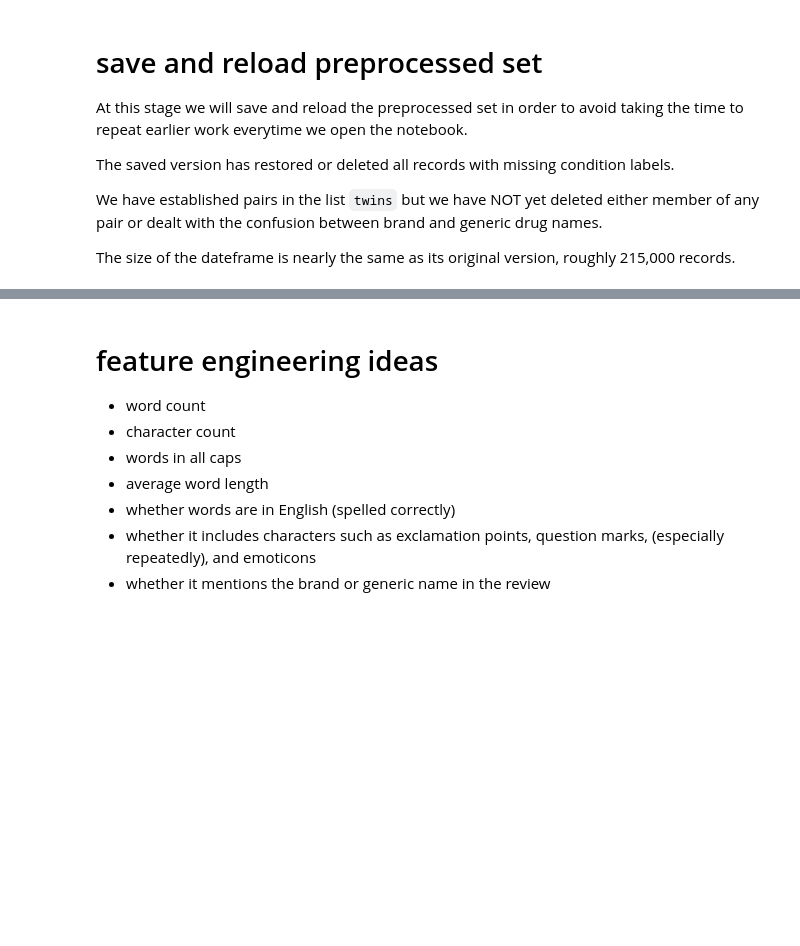
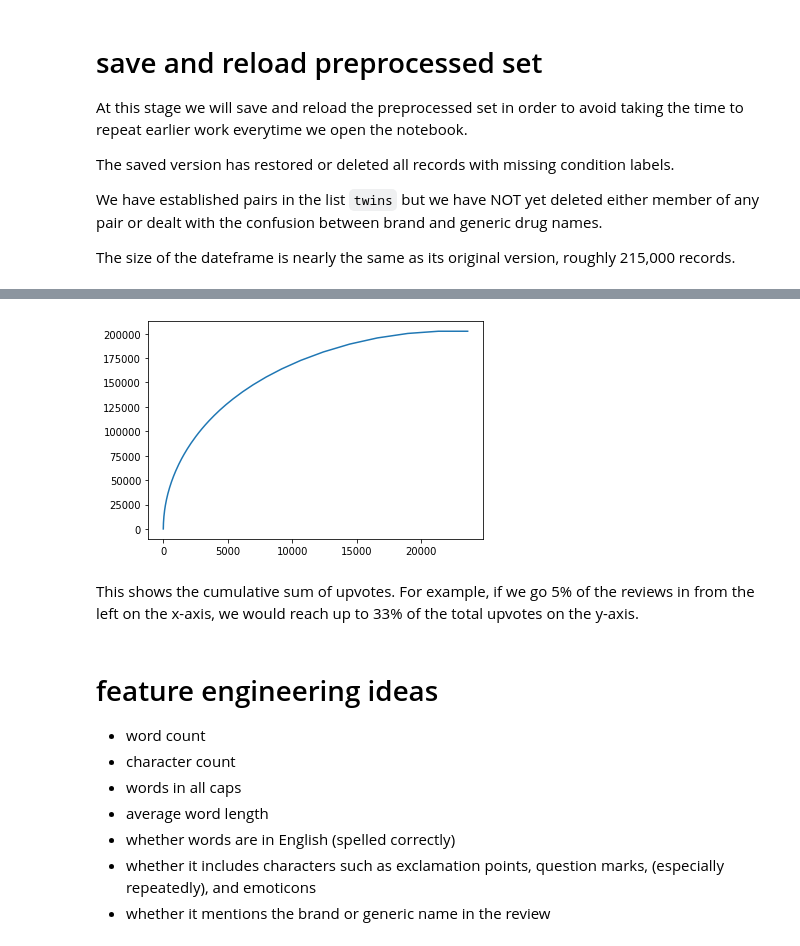
Before and after one commit to aarongalbraith/flatiron-phase5-project, a Jupyter notebook: notebooks/project_notebook.ipynb, the cells around one changed output, grey strips where cells are left out. Drawn from its saved outputs; the diff is of its cells as text; code cells hidden in the pictures; blank space fills up the shorter version.

```diff
--- a/notebooks/project_notebook.ipynb
+++ b/notebooks/project_notebook.ipynb
@@ -788,0 +1370,10 @@ df.drop(columns='Unnamed: 0', inplace=True)
+# %%
+threshold = 75
+
+uv = list(df.usefulCount.values)
+uv.sort(reverse=True)
+n = 0
+while sum(uv[:n]) < threshold / 100 * df.usefulCount.sum():
+    n += 1
+print(str(int(n * 100 / len(df)))+'%','of the reviews received', str(threshold)+'%', 'of all the upvotes.')
+print('This includes reviews with', uv[n], 'or more upvotes')
@@ -789,3 +1398,14 @@ df.drop(columns='Unnamed: 0', inplace=True)
+# %%
+X = range(len(df))
+Y = []
+for x in X:
+    Y.append(sum(uv[:x]))
+fig, ax = plt.subplots()
+ax.plot(X,Y);
+# %% [output]
+[figure, added]
+# %% [markdown]
+This shows the cumulative sum of upvotes. For example, if we go 5% of the reviews in from the left on the x-axis, we would reach up to 33% of the total upvotes on the y-axis.
 # %% [markdown]
 # feature engineering ideas
 
```
Also changed, not shown: parts of 117 cells of this notebook.
